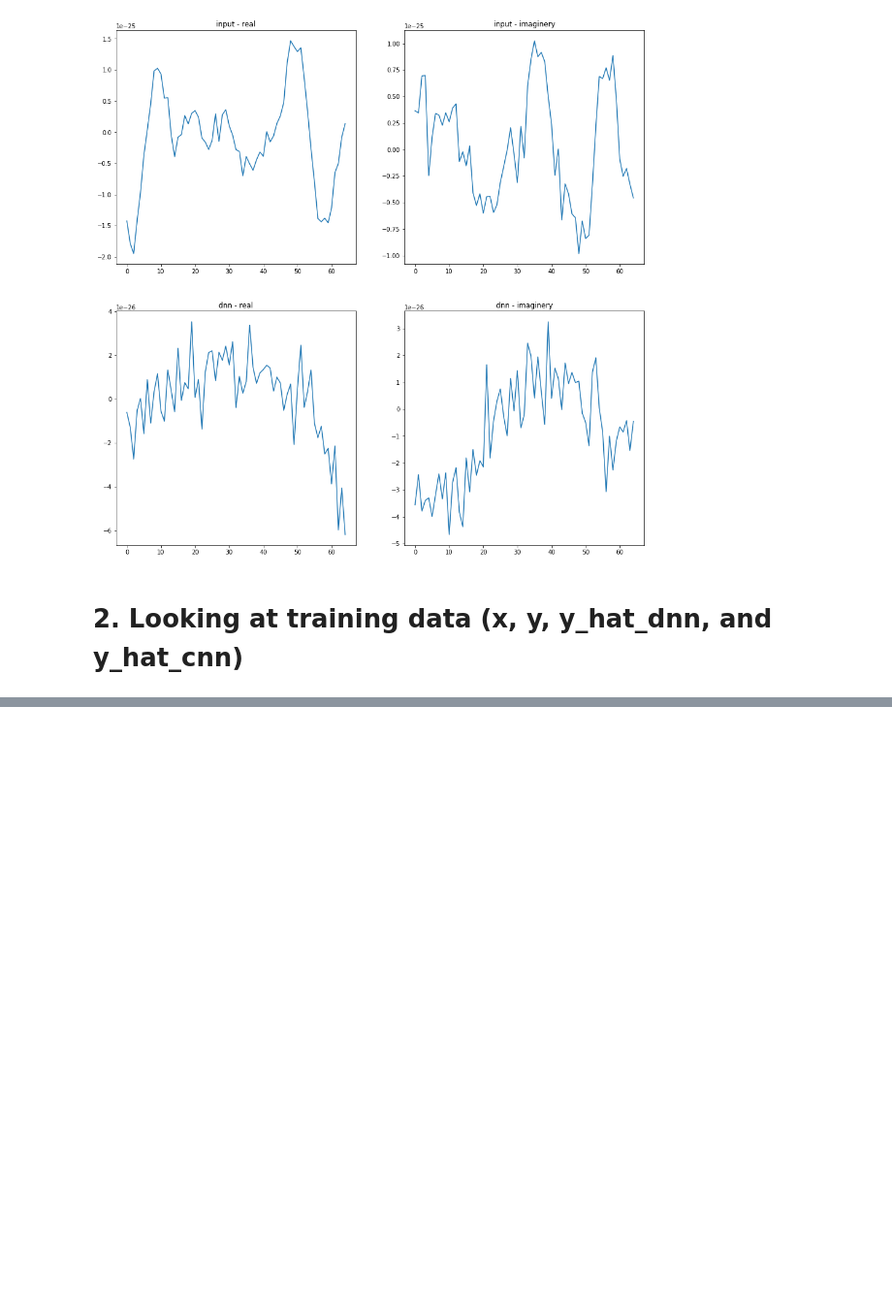
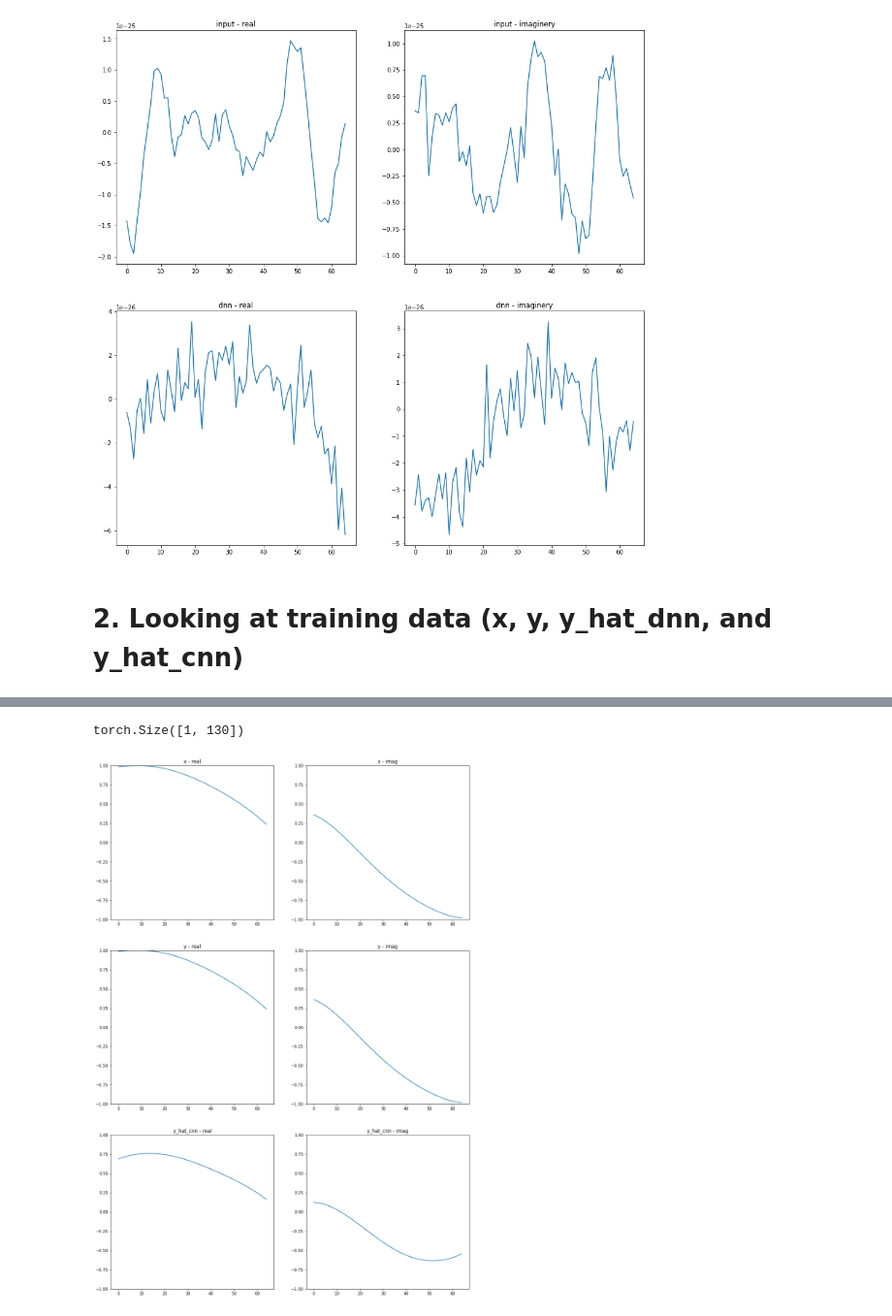
Before and after one commit to zhanwenchen/beam_nn, a Jupyter notebook: notebooks/xy_analysis.ipynb, the cells around one changed output, grey strips where cells are left out. Shown at 97% size. Cells and saved outputs as stored; diff of their text form; code cells hidden in the pictures; blank space fills up the shorter version.

```diff
--- a/notebooks/xy_analysis.ipynb
+++ b/notebooks/xy_analysis.ipynb
@@ -145,0 +155,5 @@ torch.Size([1, 130])
+# %%
+see_sample(6)
+# %% [output]
+torch.Size([1, 130])
+[figure, added]
```
Also changed, not shown: parts of 3 cells of this notebook, 2 other files.
